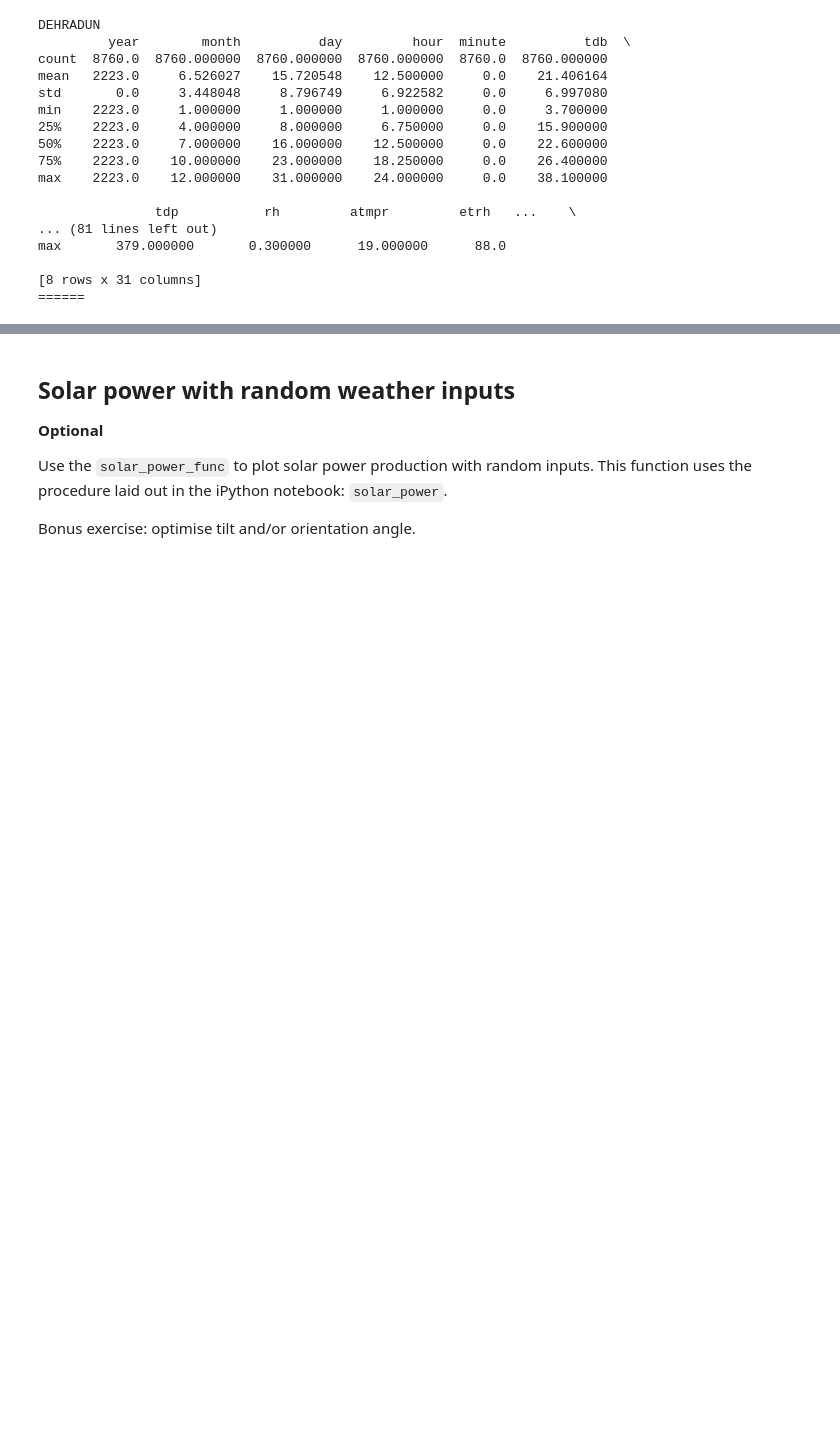
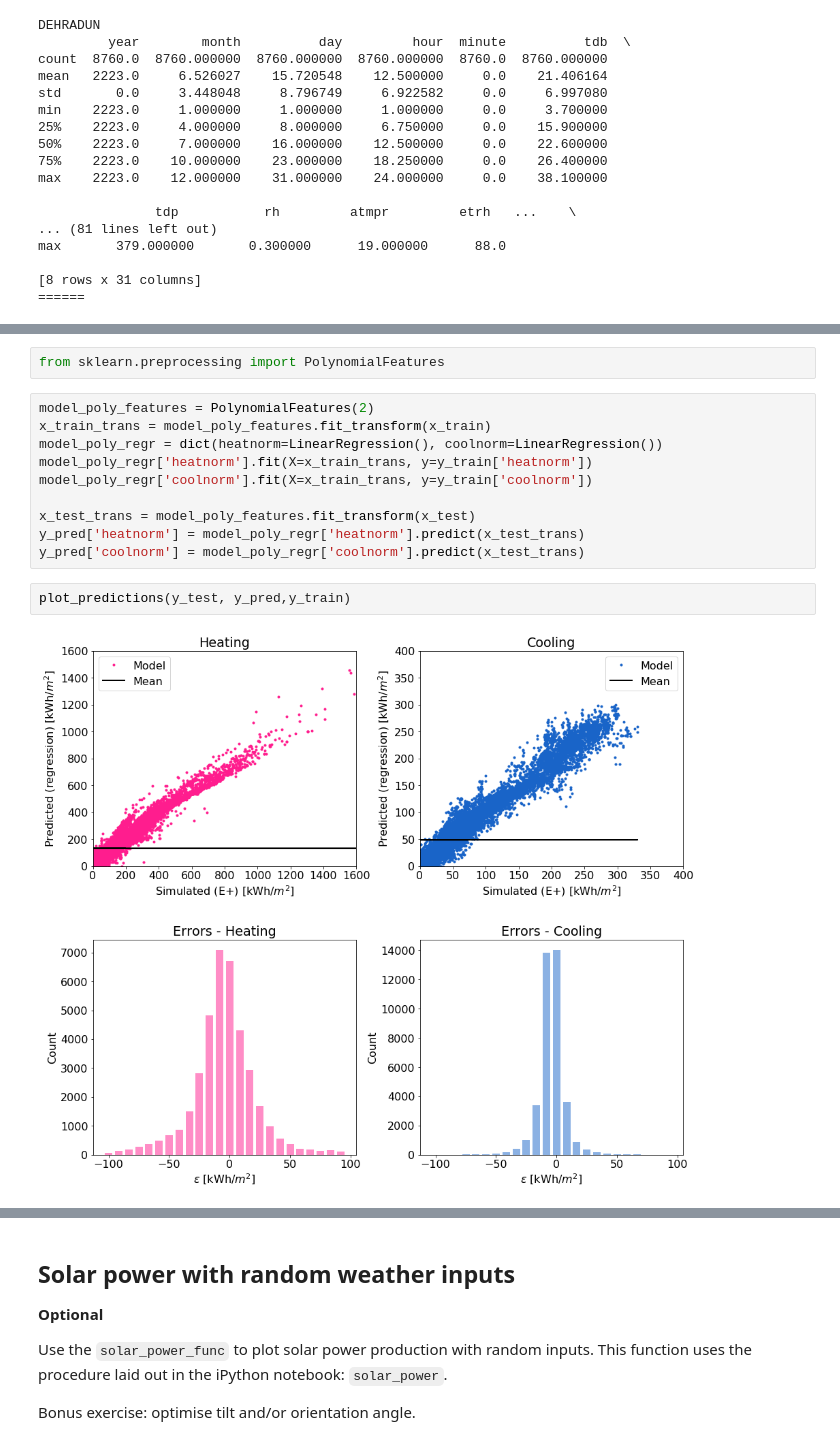
Before and after one commit to paragrastogi/CEPT_Workshop_January2020, a Jupyter notebook: lib/tutorial_v02.ipynb, the cells around one changed output, grey strips where cells are left out. Saved outputs shown, nothing was run; the diff lists cells and outputs as text; blank space fills up the shorter version.

```diff
--- a/lib/tutorial_v02.ipynb
+++ b/lib/tutorial_v02.ipynb
@@ -632,0 +488,16 @@ plt.show()
+# %%
+from sklearn.preprocessing import PolynomialFeatures
+# %%
+model_poly_features = PolynomialFeatures(2)
+x_train_trans = model_poly_features.fit_transform(x_train)
+model_poly_regr = dict(heatnorm=LinearRegression(), coolnorm=LinearRegression())
+model_poly_regr['heatnorm'].fit(X=x_train_trans, y=y_train['heatnorm'])
+model_poly_regr['coolnorm'].fit(X=x_train_trans, y=y_train['coolnorm'])
+
+x_test_trans = model_poly_features.fit_transform(x_test)
+y_pred['heatnorm'] = model_poly_regr['heatnorm'].predict(x_test_trans)
+y_pred['coolnorm'] = model_poly_regr['coolnorm'].predict(x_test_trans)
+# %%
+plot_predictions(y_test, y_pred,y_train)
+# %% [output]
+[figure, added]
```
Also changed, not shown: parts of 66 cells of this notebook, 9 other files.
